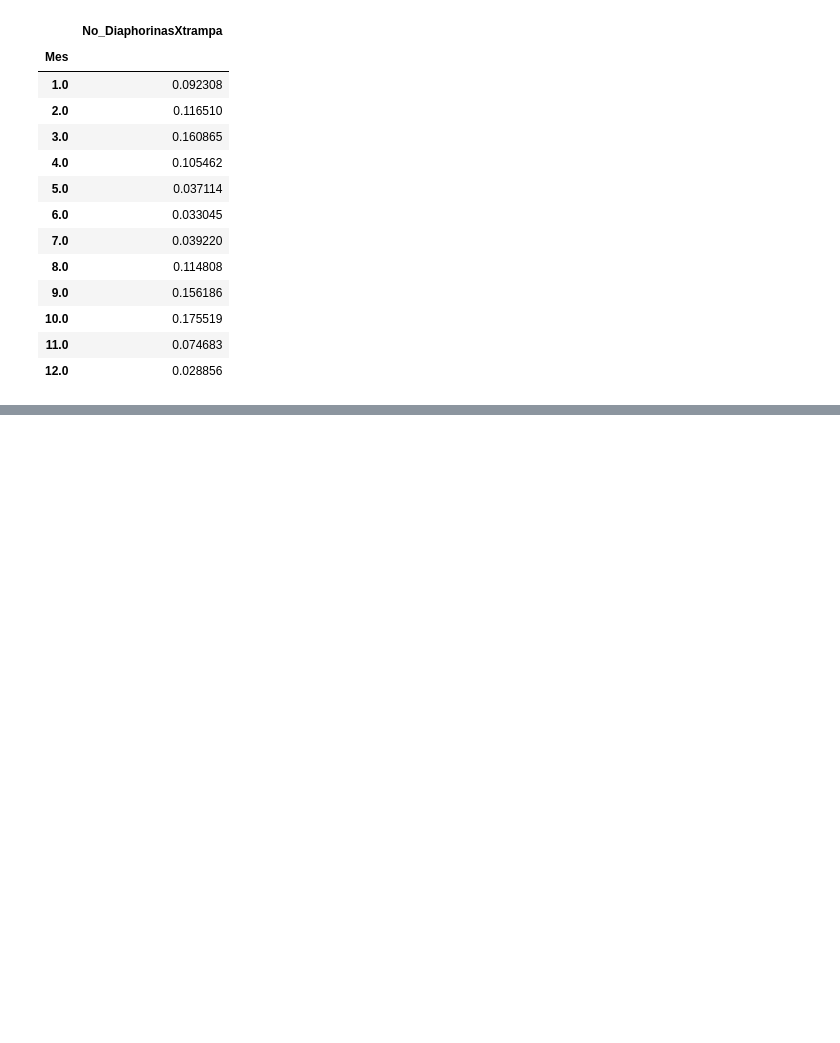
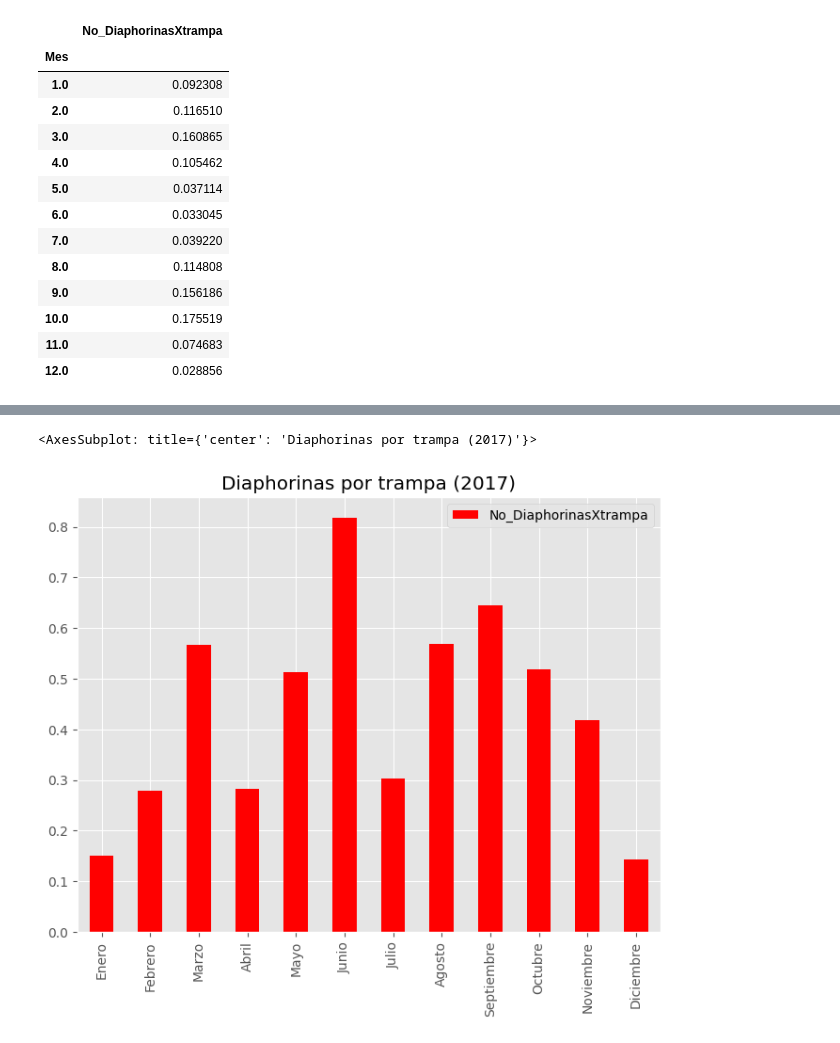
Before and after one commit to FranzValerio/Proyecto-1-ADD, a Jupyter notebook: Proyecto 1 - Estadística descriptiva.ipynb, the cells around one changed output, grey strips where cells are left out. Cells and saved outputs as stored; diff of their text form; code cells hidden in the pictures; blank space fills up the shorter version.

```diff
--- a/Proyecto 1 - Estadística descriptiva.ipynb
+++ b/Proyecto 1 - Estadística descriptiva.ipynb
@@ -179,0 +182,4 @@ diaph_avg_2015
+# %%
+diaph_avg_2017 = datos_2017.groupby('Mes').agg({'No_DiaphorinasXtrampa': np.mean})
+
+diaph_avg_2020 = datos_2020.groupby('Mes').agg({'No_DiaphorinasXtrampa': np.mean})
@@ -179,0 +238,5 @@ diaph_avg_2015
+# %%
+diaph_avg_2017.plot.bar(figsize = (8,6), title = 'Diaphorinas por trampa (2017)', color = 'red')
+# %% [output]
+<AxesSubplot: title={'center': 'Diaphorinas por trampa (2017)'}>
+[figure, added]
```
Also changed, not shown: parts of 33 cells of this notebook.
